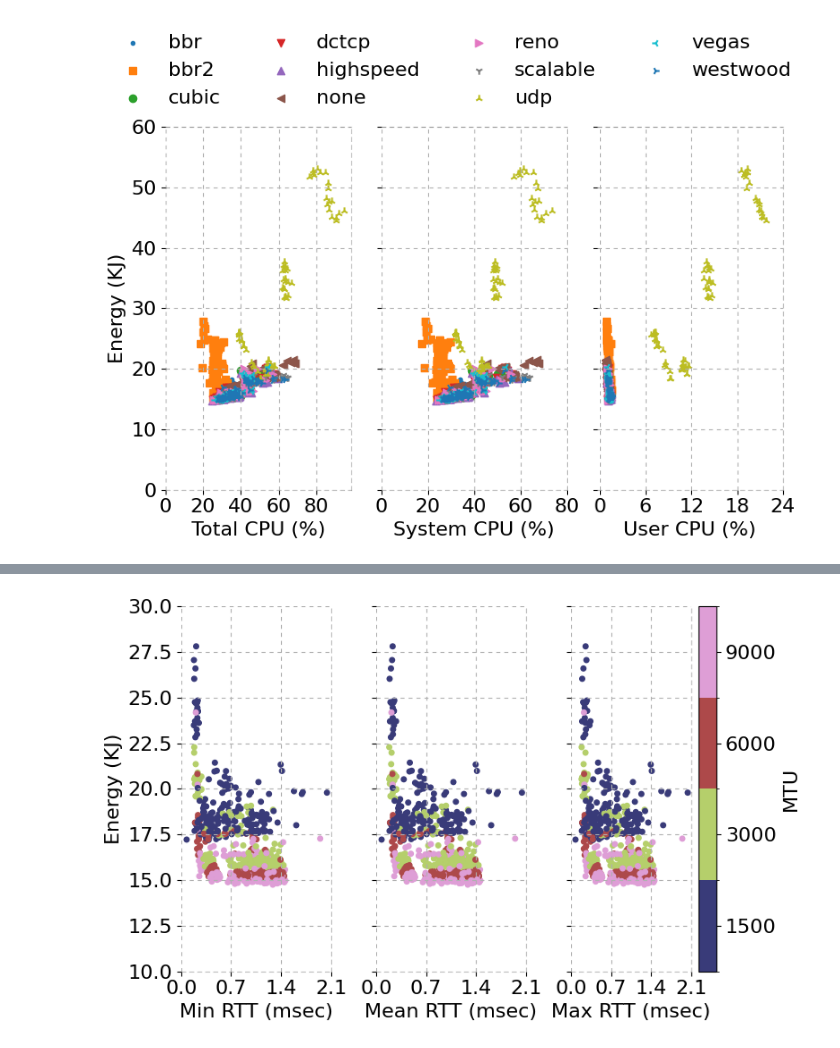
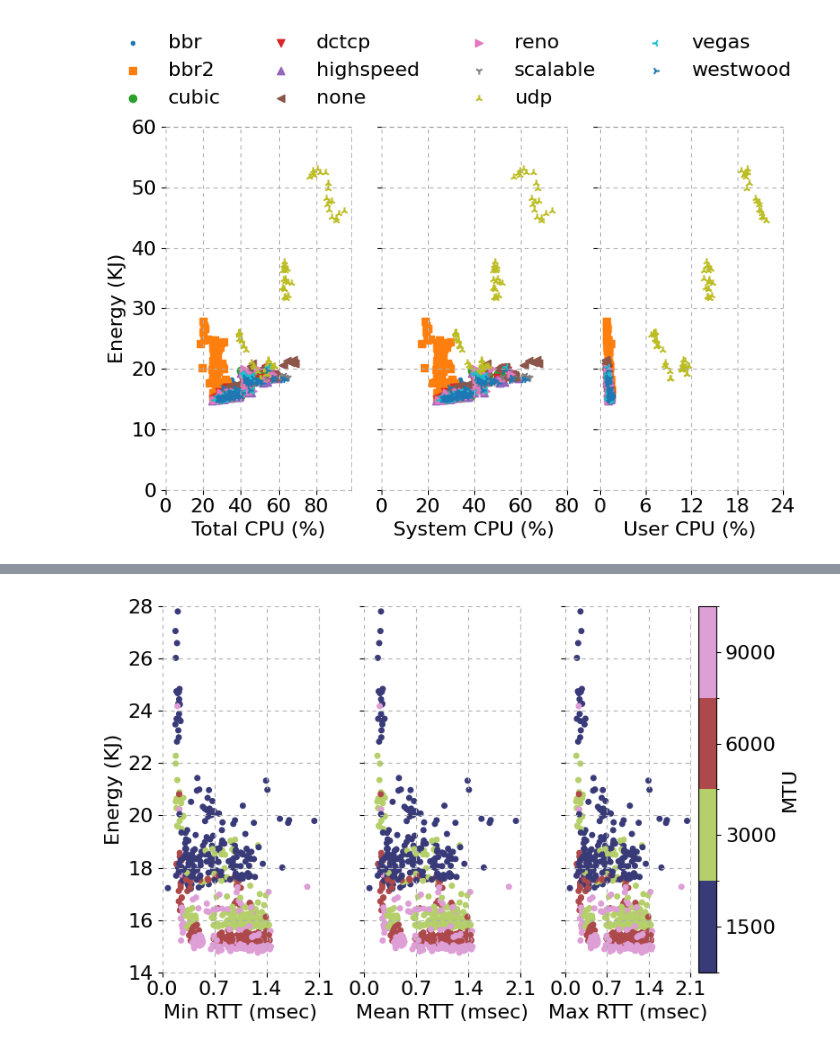
Before and after one commit to serhatarslan-hub/power-of-cc, a Jupyter notebook: analysis/iperf_analysis_for_energy.ipynb, the cells around one changed output, grey strips where cells are left out. Drawn from its saved outputs; the diff is of its cells as text; code cells hidden in the pictures.

```diff
--- a/analysis/iperf_analysis_for_energy.ipynb
+++ b/analysis/iperf_analysis_for_energy.ipynb
@@ -19,6 +19,10 @@ FONT_SIZE = 16
 LINE_STYLE = (0,(4,4))
 LINE_WIDTH = 3.5
 SAVE_FIG = False
+
+ENERGY_LIM = (0, 60)
+ENERGY_LIM_NO_UDP = (14, 28)
+ENERGY_LIM_NO_UDP_NO_BBR2 = (14, 22)
 # %%
 EXP_ID = '230511-1257'
 data_folder = '../data/' + EXP_ID + '/'
@@ -70,7 +74,7 @@ def read_iperf_log(df, data_folder):
 
             if row['cc'] == 'udp':
                 sum_str = 'sum'
-                rtx = 0
+                rtx = np.nan
                 min_rtt = np.nan
                 mean_rtt = np.nan
                 max_rtt = np.nan
@@ -561,7 +1217,7 @@ ax[0].tick_params(axis='x', labelsize=FONT_SIZE)
 ax[0].tick_params(axis='y', labelsize=FONT_SIZE)
 ax[0].xaxis.set_ticks(np.arange(0, 2.2, 0.7))
 ax[0].set_xlim((0, 2.1))
-ax[0].set_ylim((10, 30))
+ax[0].set_ylim(ENERGY_LIM_NO_UDP)
 ax[0].grid(linestyle=LINE_STYLE)
 ax[0].spines["right"].set_linestyle(LINE_STYLE)
 ax[0].spines["right"].set_alpha(0.5)
@@ -584,7 +1240,7 @@ ax[1].set_yticklabels([])
 ax[1].tick_params(axis='x', labelsize=FONT_SIZE)
 ax[1].xaxis.set_ticks(np.arange(0, 2.2, 0.7))
 ax[1].set_xlim((0, 2.1))
-ax[1].set_ylim((10, 30))
+ax[1].set_ylim(ENERGY_LIM_NO_UDP)
 ax[1].grid(linestyle=LINE_STYLE)
 ax[1].spines["right"].set_linestyle(LINE_STYLE)
 ax[1].spines["right"].set_alpha(0.5)
@@ -607,32 +1263,32 @@ ax[2].set_yticklabels([])
 
 cbar = plt.get_cmap()
 cbar_ax = plt.gcf().get_axes()[-1]
 cbar_ax.get_yaxis().set_ticks(mtus)
 cbar_ax.set_yticklabels(labels=mtus, fontsize=FONT_SIZE)
 cbar_ax.set_ylabel('MTU',size=FONT_SIZE)
 
 ax[2].tick_params(axis='x', labelsize=FONT_SIZE)
 ax[2].xaxis.set_ticks(np.arange(0, 2.2, 0.7))
 ax[2].set_xlim((0, 2.1))
-ax[2].set_ylim((10, 30))
+ax[2].set_ylim(ENERGY_LIM_NO_UDP)
 ax[2].grid(linestyle=LINE_STYLE)
 ax[2].spines["right"].set_linestyle(LINE_STYLE)
 ax[2].spines["right"].set_alpha(0.5)
 ax[2].spines["right"].set_color('gray')
 ax[2].spines["left"].set_visible(False)
 # ax[2].spines["left"].set_linestyle(LINE_STYLE)
 # ax[2].spines["left"].set_alpha(0.5)
 # ax[2].spines["left"].set_color('gray')
 ax[2].spines["top"].set_visible(False)
 ax[2].spines["bottom"].set_linestyle(LINE_STYLE)
 ax[2].spines["bottom"].set_alpha(0.5)
 ax[2].spines["bottom"].set_color('gray')
 
 plt.tight_layout()
 
 if (SAVE_FIG):
     plt.savefig( out_dir + '/energy_vs_rtt_per_mtu.pdf')
 
 plt.show()
 # %% [output]
-[figure, old version]
+[figure, new version]
```
Also changed, not shown: parts of 28 cells of this notebook, 29 other files.
